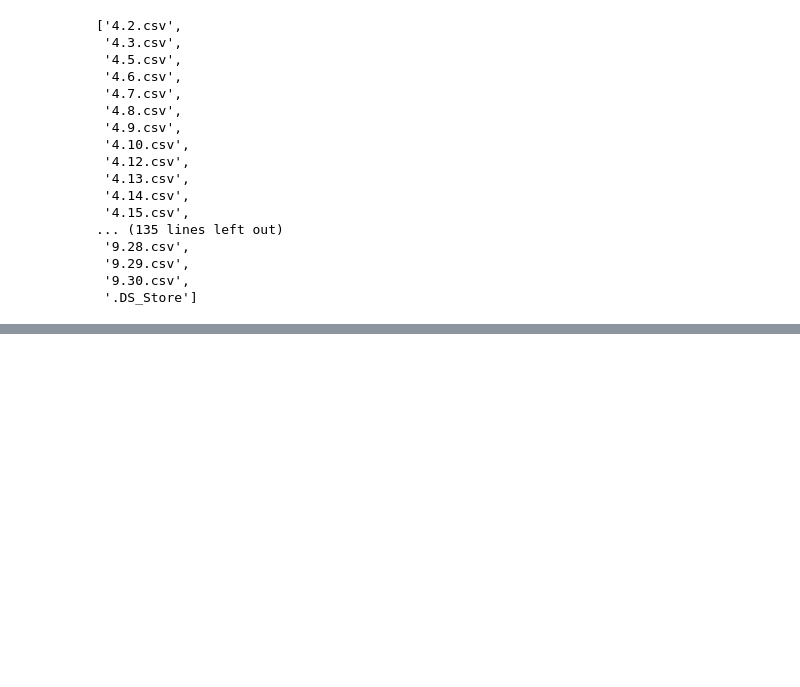
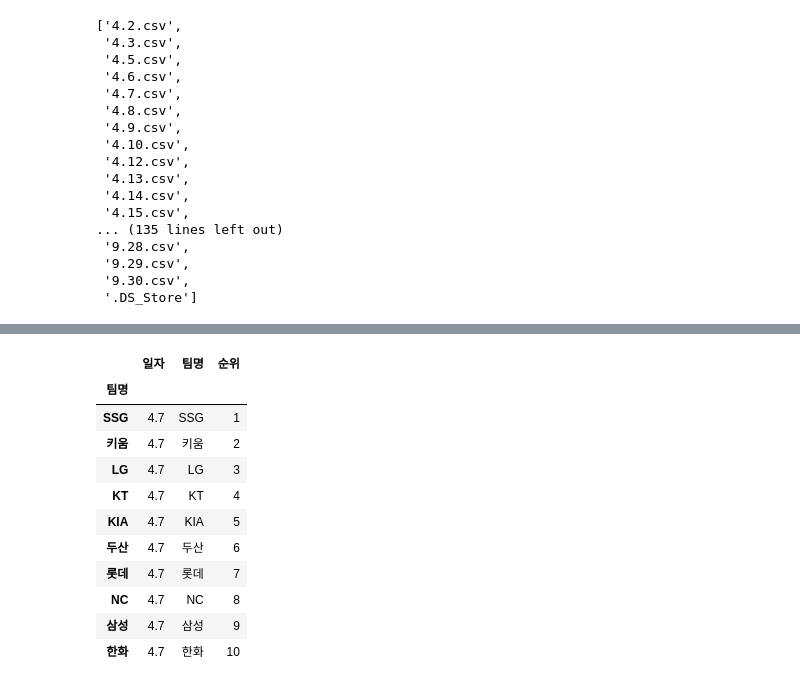
Before and after one commit to JorimJoram/BaseBall_Posting, a Jupyter notebook: Data_Crawling/Schedule.ipynb, the cells around one changed output, grey strips where cells are left out. Cells and saved outputs as stored; diff of their text form; code cells hidden in the pictures; blank space fills up the shorter version.

```diff
--- a/Data_Crawling/Schedule.ipynb
+++ b/Data_Crawling/Schedule.ipynb
@@ -184,0 +279,15 @@ test_df
+# %%
+result_df
+# %% [output]
+|  | 일자 | 팀명 | 순위 |
+| 팀명 |  |  |  |
+| SSG | 4.7 | SSG | 1 |
+| 키움 | 4.7 | 키움 | 2 |
+| LG | 4.7 | LG | 3 |
+| KT | 4.7 | KT | 4 |
+| KIA | 4.7 | KIA | 5 |
+| 두산 | 4.7 | 두산 | 6 |
+| 롯데 | 4.7 | 롯데 | 7 |
+| NC | 4.7 | NC | 8 |
+| 삼성 | 4.7 | 삼성 | 9 |
+| 한화 | 4.7 | 한화 | 10 |
```
Also changed, not shown: parts of 18 cells of this notebook.
